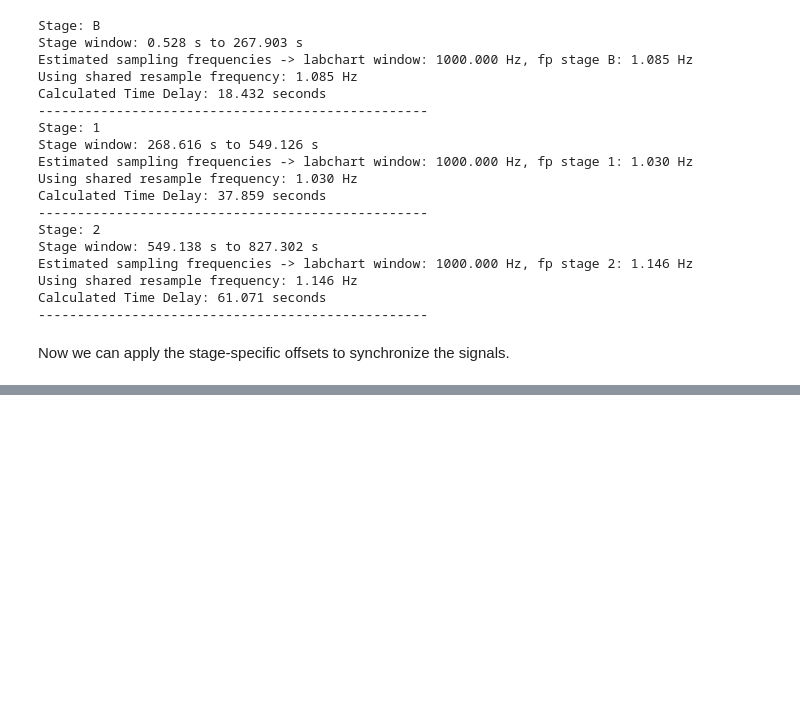
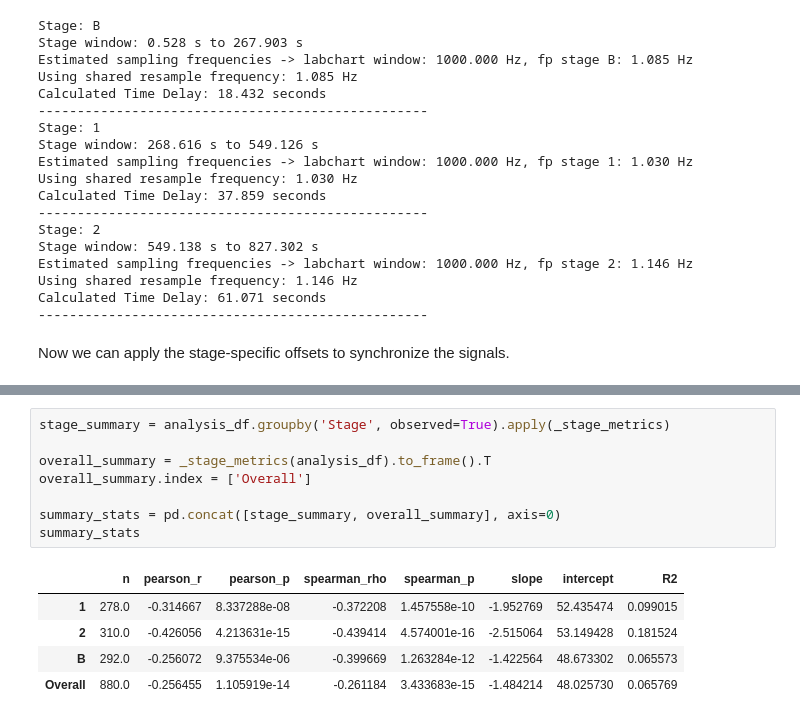
Before and after one commit to caryn-geady/flo-sync, a Jupyter notebook: notebooks/technical.ipynb, the cells around one changed output, grey strips where cells are left out. Saved outputs shown, nothing was run; the diff lists cells and outputs as text; blank space fills up the shorter version.

```diff
--- a/notebooks/technical.ipynb
+++ b/notebooks/technical.ipynb
@@ -215,0 +115,14 @@ merged_data.columns
+# %%
+stage_summary = analysis_df.groupby('Stage', observed=True).apply(_stage_metrics)
+
+overall_summary = _stage_metrics(analysis_df).to_frame().T
+overall_summary.index = ['Overall']
+
+summary_stats = pd.concat([stage_summary, overall_summary], axis=0)
+summary_stats
+# %% [output]
+|  | n | pearson_r | pearson_p | spearman_rho | spearman_p | slope | intercept | R2 |
+| 1 | 278.0 | -0.314667 | 8.337288e-08 | -0.372208 | 1.457558e-10 | -1.952769 | 52.435474 | 0.099015 |
+| 2 | 310.0 | -0.426056 | 4.213631e-15 | -0.439414 | 4.574001e-16 | -2.515064 | 53.149428 | 0.181524 |
+| B | 292.0 | -0.256072 | 9.375534e-06 | -0.399669 | 1.263284e-12 | -1.422564 | 48.673302 | 0.065573 |
+| Overall | 880.0 | -0.256455 | 1.105919e-14 | -0.261184 | 3.433683e-15 | -1.484214 | 48.025730 | 0.065769 |
```
Also changed, not shown: parts of 14 cells of this notebook.
